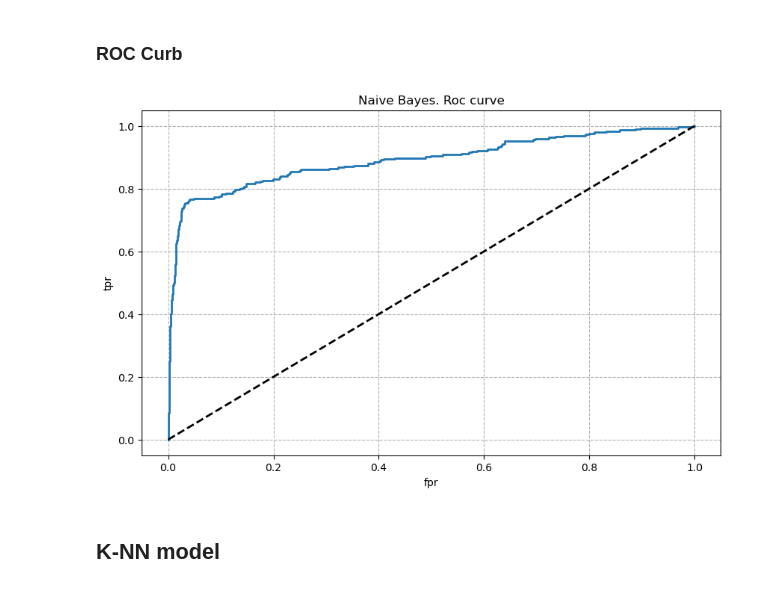
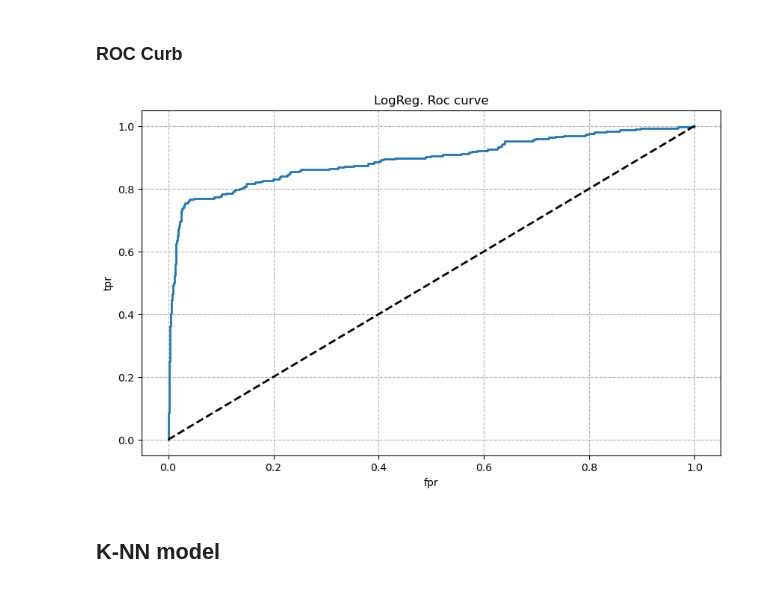
Before and after one commit to Guillaume-melis/Machine_Learning_S1, a Jupyter notebook: Old/old_tp.ipynb, the cells around one changed output. Saved outputs shown, nothing was run; the diff lists cells and outputs as text; code cells hidden in the pictures.

```diff
--- a/Old/old_tp.ipynb
+++ b/Old/old_tp.ipynb
@@ -714,15 +714,15 @@ plt.show()
 # %%
 y_proba= logreg.predict_proba(X)[:,1]
 fpr, tpr, thresholds= roc_curve(y_bin, y_proba)
 figure= plt.figure(figsize=(10,6))
 plt.plot(fpr,tpr, linewidth= 2)
-plt.title('Naive Bayes. Roc curve')
+plt.title('LogReg. Roc curve')
 plt.xlabel('fpr');plt.ylabel('tpr')
 plt.plot(tpr,tpr,"k--", linewidth= 2)
 plt.grid(linestyle= 'dashed')
 plt.show()
 # %% [output]
-[figure, old version]
+[figure, new version]
 # %% [markdown]
 ## K-NN model
 # %% [markdown]
```
Also changed, not shown: parts of 13 cells of this notebook.
